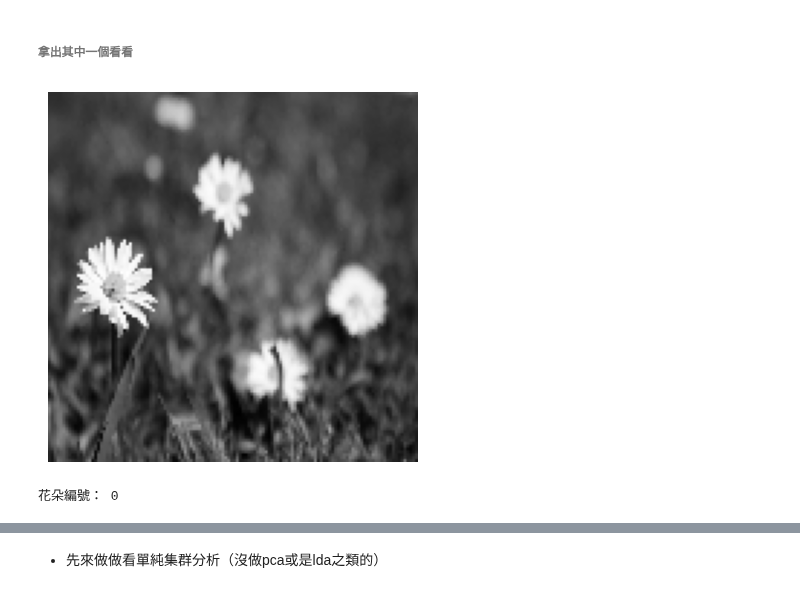
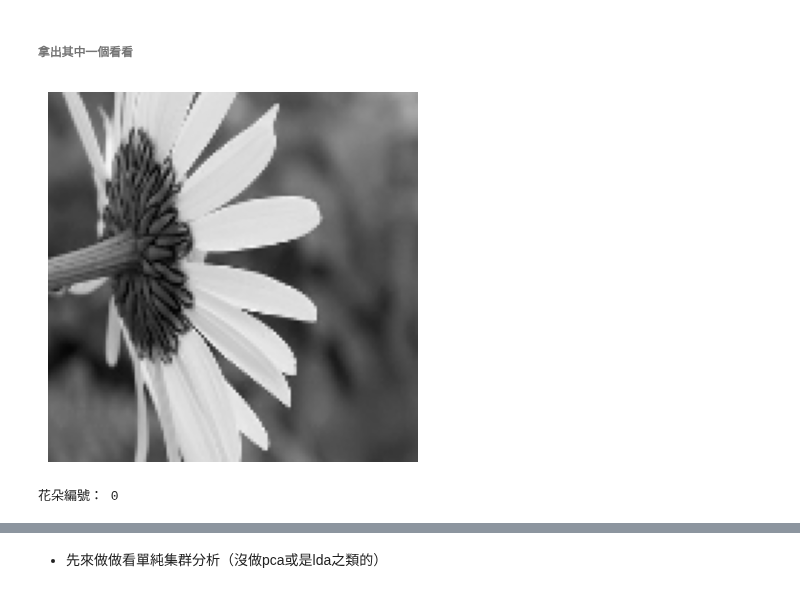
Before and after one commit to papayaya123/Data-Mining, a Jupyter notebook: final_work/main.ipynb, the cells around one changed output, grey strips where cells are left out. Cells and saved outputs as stored; diff of their text form; code cells hidden in the pictures.

```diff
--- a/final_work/main.ipynb
+++ b/final_work/main.ipynb
@@ -45,13 +69,13 @@ print(X.shape, y.shape)
 # %%
 # 會發現多一個因為是欄位名裡面是 0 1 2 3 4 5 6
 # 所以要用掉
 import matplotlib.pyplot as plt
 import numpy as np
-image = X[100,:].reshape(128,128)
+image = X[0,:].reshape(128,128)
 plt.imshow(image , cmap='gray')
 plt.axis('off')
 plt.show()
-print('花朵編號：' , y[100])
+print('花朵編號：' , y[0])
 # %% [output]
-[figure, old version]
+[figure, new version]
 花朵編號： 0
```
Also changed, not shown: parts of 2 cells of this notebook, 14 other files.
